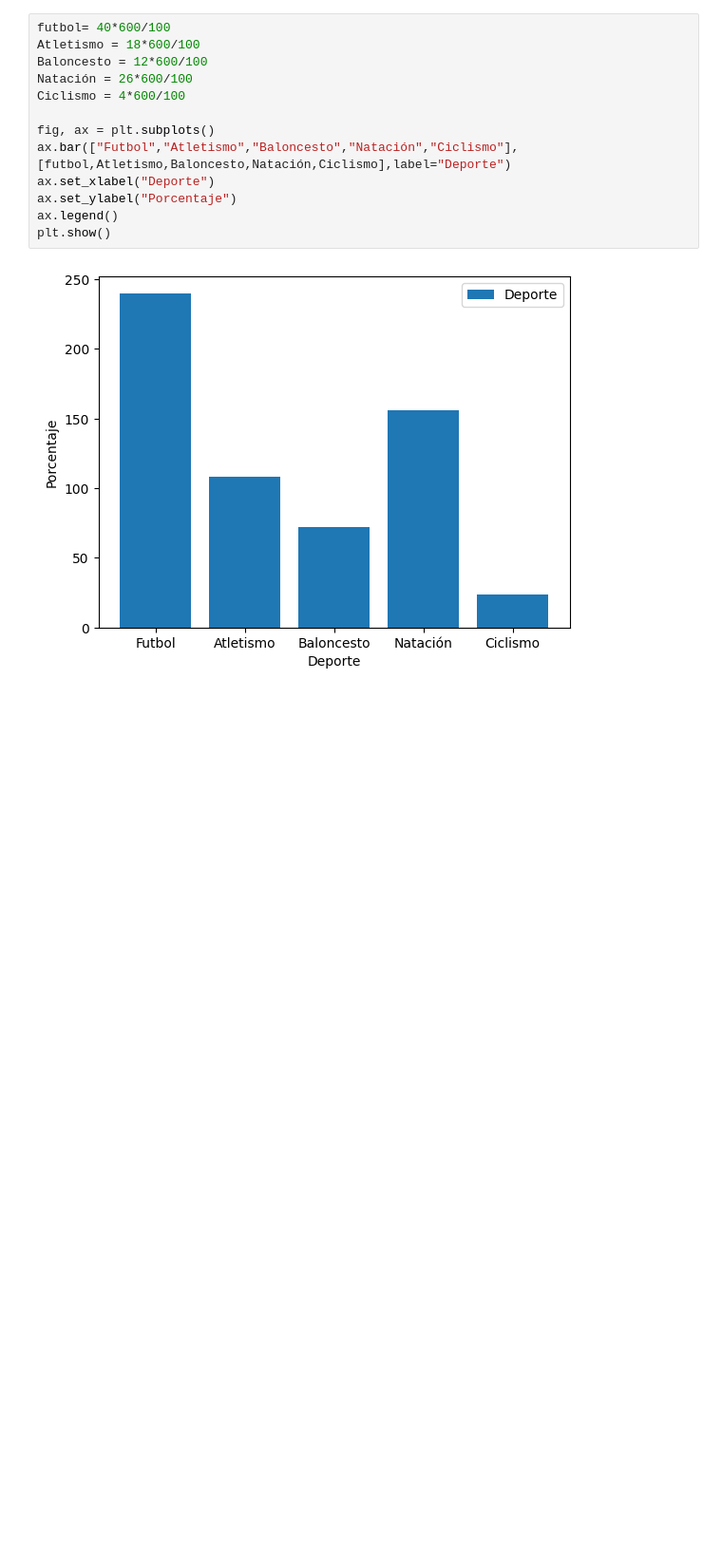
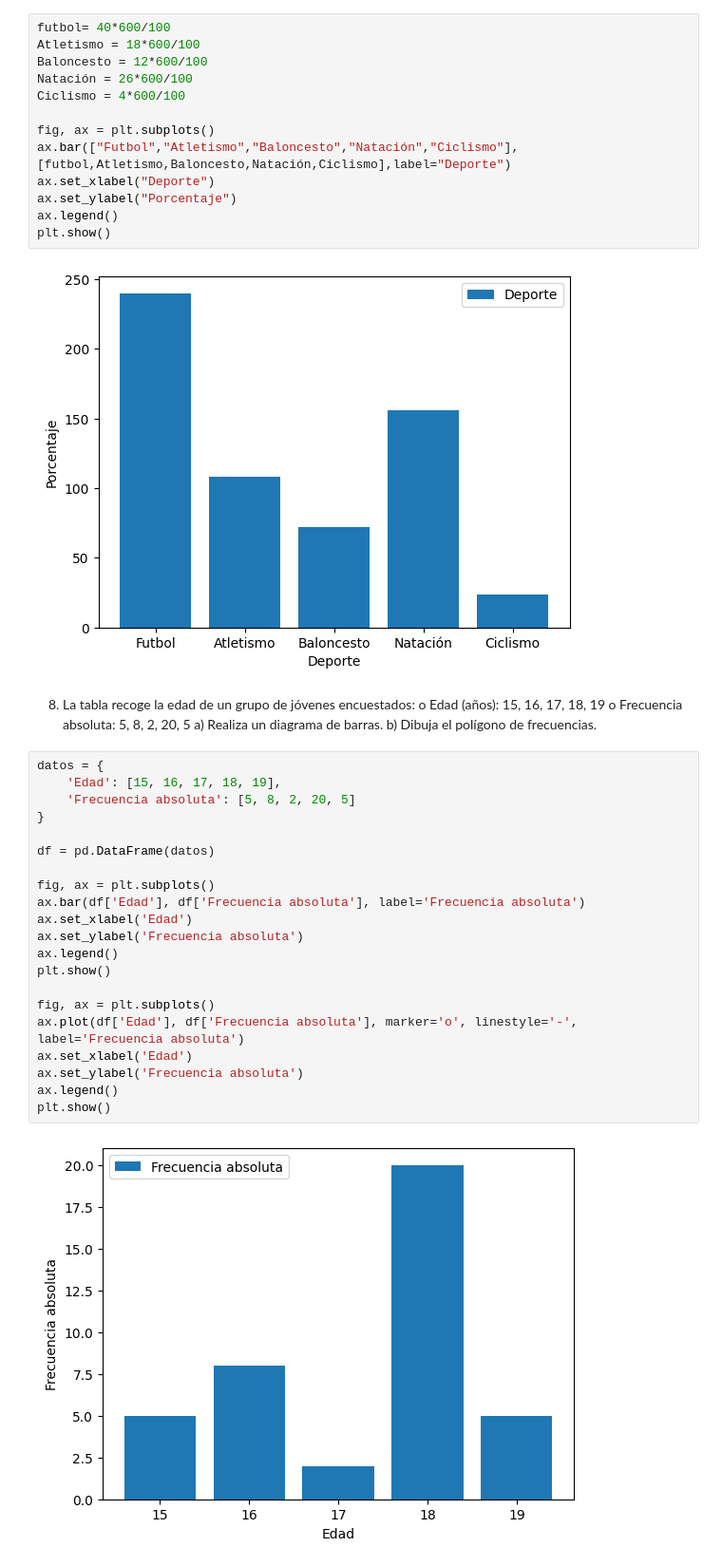
Before and after one commit to antonyYG/ejercicios_math, a Jupyter notebook: ejercicios_mat.ipynb, the cells around one changed output. Shown at 95% size. Cells and saved outputs as stored; diff of their text form; blank space fills up the shorter version.

```diff
--- a/ejercicios_mat.ipynb
+++ b/ejercicios_mat.ipynb
@@ -222,3 +222,31 @@ ax.legend()
 plt.show()
 # %% [output]
 [figure]
+# %% [markdown]
+8. La tabla recoge la edad de un grupo de jóvenes encuestados:
+o Edad (años): 15, 16, 17, 18, 19
+o Frecuencia absoluta: 5, 8, 2, 20, 5
+a) Realiza un diagrama de barras. b) Dibuja el polígono de frecuencias.
+# %%
+datos = {
+    'Edad': [15, 16, 17, 18, 19],
+    'Frecuencia absoluta': [5, 8, 2, 20, 5]
+}
+
+df = pd.DataFrame(datos)
+
+fig, ax = plt.subplots()
+ax.bar(df['Edad'], df['Frecuencia absoluta'], label='Frecuencia absoluta')
+ax.set_xlabel('Edad')
+ax.set_ylabel('Frecuencia absoluta')
+ax.legend()
+plt.show()
+
+fig, ax = plt.subplots()
+ax.plot(df['Edad'], df['Frecuencia absoluta'], marker='o', linestyle='-', label='Frecuencia absoluta')
+ax.set_xlabel('Edad')
+ax.set_ylabel('Frecuencia absoluta')
+ax.legend()
+plt.show()
+# %% [output]
+[figure, added]
```
Also changed, not shown: parts of 3 cells of this notebook.
